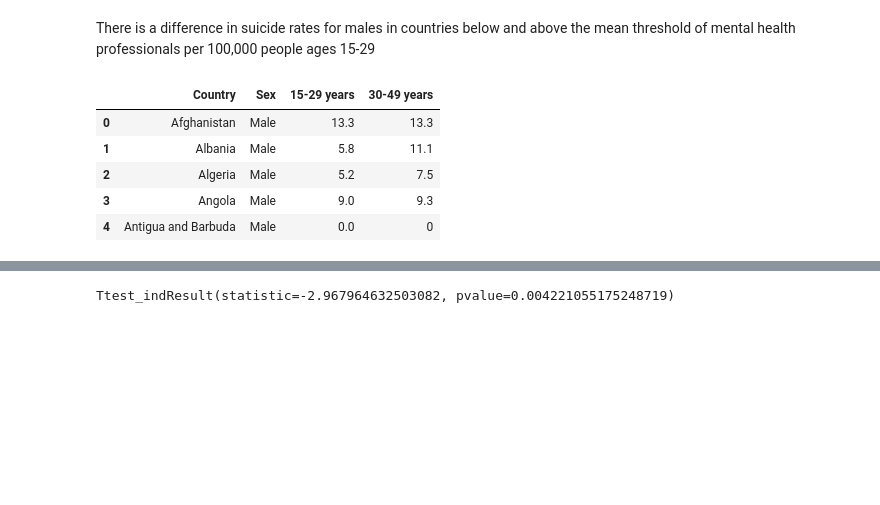
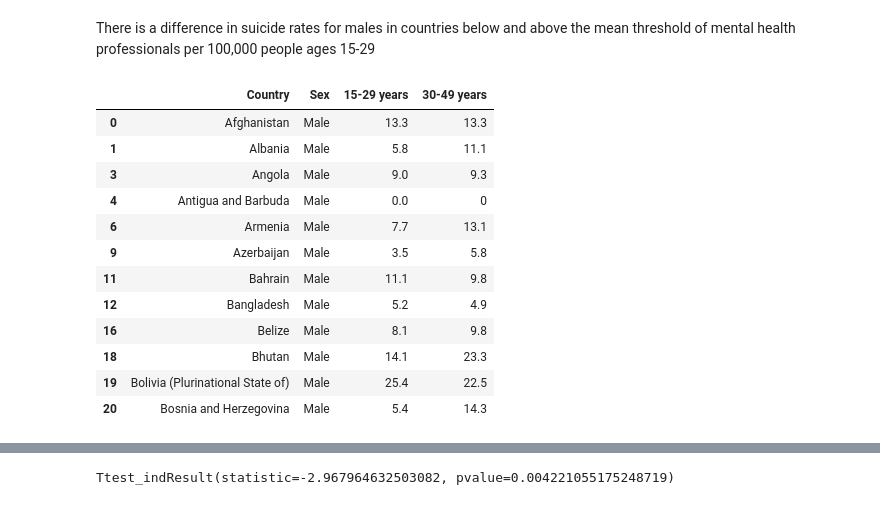
Before and after one commit to Dr-Salcedo/world_health_organization_mental_health_resource_study, a Jupyter notebook: notebooks/ps_world_health_organization_mental_health_resource_study.ipynb, the cells around one changed output, grey strips where cells are left out. Cells and saved outputs as stored; diff of their text form; code cells hidden in the pictures; blank space fills up the shorter version.

```diff
--- a/notebooks/ps_world_health_organization_mental_health_resource_study.ipynb
+++ b/notebooks/ps_world_health_organization_mental_health_resource_study.ipynb
@@ -283,15 +281,22 @@ Ttest_indResult(statistic=-1.8711726016351151, pvalue=0.06485399036052825)
 There is a difference in suicide rates for males in countries below and above the mean threshold of mental health professionals per 100,000 people ages 15-29
 # %%
 df_suicide_rate_male["15-29  years"]=pd.to_numeric(df_suicide_rate_male["15-29  years"])
-# %%
-df_suicide_rate_male.head()
-# %% [output]
-|  | Country | Sex | 15-29 years | 30-49 years |
-| 0 | Afghanistan | Male | 13.3 | 13.3 |
-| 1 | Albania | Male | 5.8 | 11.1 |
-| 2 | Algeria | Male | 5.2 | 7.5 |
-| 3 | Angola | Male | 9.0 | 9.3 |
-| 4 | Antigua and Barbuda | Male | 0.0 | 0 |
+# %%
+df_suicide_rate_male_below.head(12)
+# %% [output]
+|  | Country | Sex | 15-29 years | 30-49 years |
+| 0 | Afghanistan | Male | 13.3 | 13.3 |
+| 1 | Albania | Male | 5.8 | 11.1 |
+| 3 | Angola | Male | 9.0 | 9.3 |
+| 4 | Antigua and Barbuda | Male | 0.0 | 0 |
+| 6 | Armenia | Male | 7.7 | 13.1 |
+| 9 | Azerbaijan | Male | 3.5 | 5.8 |
+| 11 | Bahrain | Male | 11.1 | 9.8 |
+| 12 | Bangladesh | Male | 5.2 | 4.9 |
+| 16 | Belize | Male | 8.1 | 9.8 |
+| 18 | Bhutan | Male | 14.1 | 23.3 |
+| 19 | Bolivia (Plurinational State of) | Male | 25.4 | 22.5 |
+| 20 | Bosnia and Herzegovina | Male | 5.4 | 14.3 |
 # %%
 df_suicide_rate_male_above=df_suicide_rate_male.loc[df_suicide_rate_male["Country"].isin(above_mean_listo)]
 df_suicide_rate_male_below=df_suicide_rate_male.loc[df_suicide_rate_male["Country"].isin(below_mean_listo)]
```
Also changed, not shown: parts of 13 cells of this notebook.
